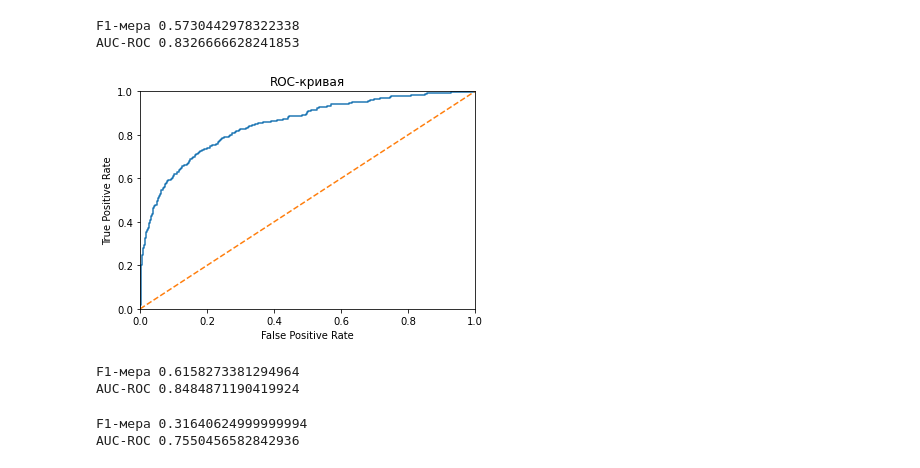
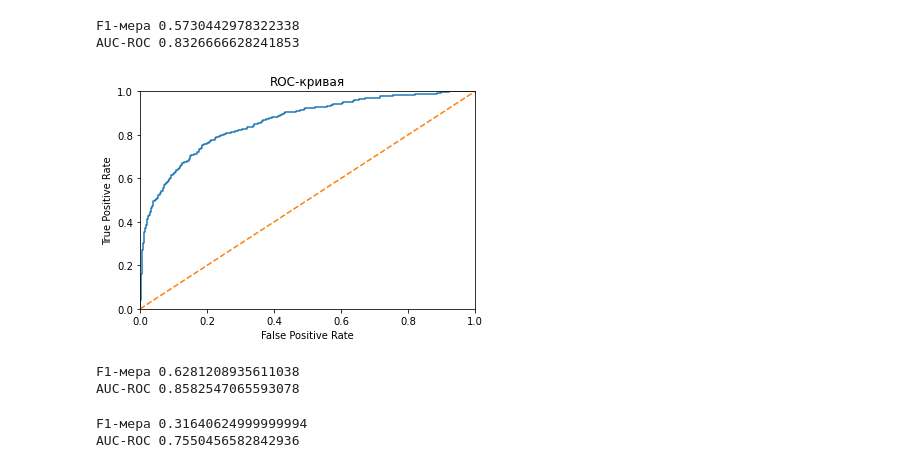
Before and after one commit to ALeksandrUrvanov/churn_bank_customers, a Jupyter notebook: churn_bank_customers.ipynb, the cells around one changed output. Saved outputs shown, nothing was run; the diff lists cells and outputs as text; code cells hidden in the pictures.

Commit message:
added hyperparameter 'min_samples_split' in model RandomForest

```diff
--- a/churn_bank_customers.ipynb
+++ b/churn_bank_customers.ipynb
@@ -267,7 +267,7 @@ best_depth = 0
 for est in range(10,101,10):
     for depth in range(1, 16, 1):
         model_forest = RandomForestClassifier(
-             n_estimators=est, max_depth=depth, random_state=12345)
+             n_estimators=est, max_depth=depth, min_samples_split =14, random_state=12345)
         model_forest.fit(features_train, target_train)
         forest_prediction = model_forest.predict(features_valid)
         result = f1_score(target_valid, forest_prediction)
@@ -284,6 +284,6 @@ F1-мера 0.5890183028286189 Количество деревьев: 40 Мак
 # %%
 model_forest = RandomForestClassifier(
-             n_estimators=40, max_depth=12, random_state=12345)
+             n_estimators=100, max_depth=15, min_samples_split =14, random_state=12345)
 model_forest.fit(features_train, target_train)
 forest_prediction = model_forest.predict(features_valid)
 # %% [markdown]
@@ -347,7 +347,7 @@ dtype: float64
 # случайный лес
 
 model_forest = RandomForestClassifier(
-    n_estimators=100, max_depth=10, random_state=12345)
+             n_estimators=100, max_depth=15, min_samples_split =14, random_state=12345)
 model_forest.fit(features_train, target_train)
 forest_model = pd.Series(
     model_forest.predict(features_valid)).value_counts(normalize = True)
@@ -489,31 +489,31 @@ AUC-ROC 0.8326666628241853
 # %%
 # случайный лес
 
 model_forest = RandomForestClassifier(
-    n_estimators=40, max_depth=12, random_state=12345, class_weight='balanced')
+    n_estimators=100, max_depth=15, min_samples_split =14, random_state=12345, class_weight='balanced')
 model_forest.fit(features_train, target_train)
 
 forest_prediction = model_forest.predict(features_valid)
 forest_prediction_one_valid = model_forest.predict_proba(features_valid)[:, 1]
 
 fpr, tpr, thresholds = roc_curve(target_valid, forest_prediction_one_valid)
 
 plt.figure()
 plt.plot(fpr, tpr)
 plt.plot([0, 1], [0, 1], linestyle='--')
 plt.xlim([0.0, 1.0])
 plt.ylim([0.0, 1.0])
 plt.xlabel('False Positive Rate')
 plt.ylabel('True Positive Rate')
 plt.title('ROC-кривая')
 plt.show()
 
 print("F1-мера", f1_score(target_valid, forest_prediction))
 print("AUC-ROC", roc_auc_score(target_valid, forest_prediction_one_valid))
 # %% [output]
-[figure, old version]
+[figure, new version]
-F1-мера 0.6158273381294964
-AUC-ROC 0.8484871190419924
+F1-мера 0.6281208935611038
+AUC-ROC 0.8582547065593078
 # %%
 # логистическая регрессия
 
```
Also changed, not shown: parts of 9 cells of this notebook.
